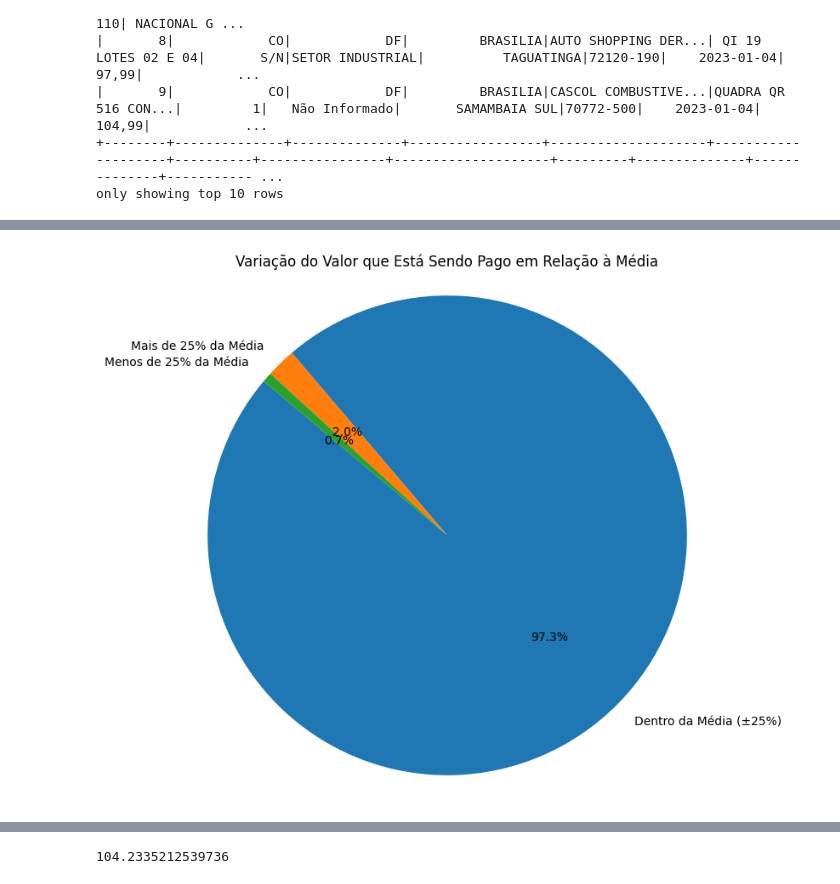
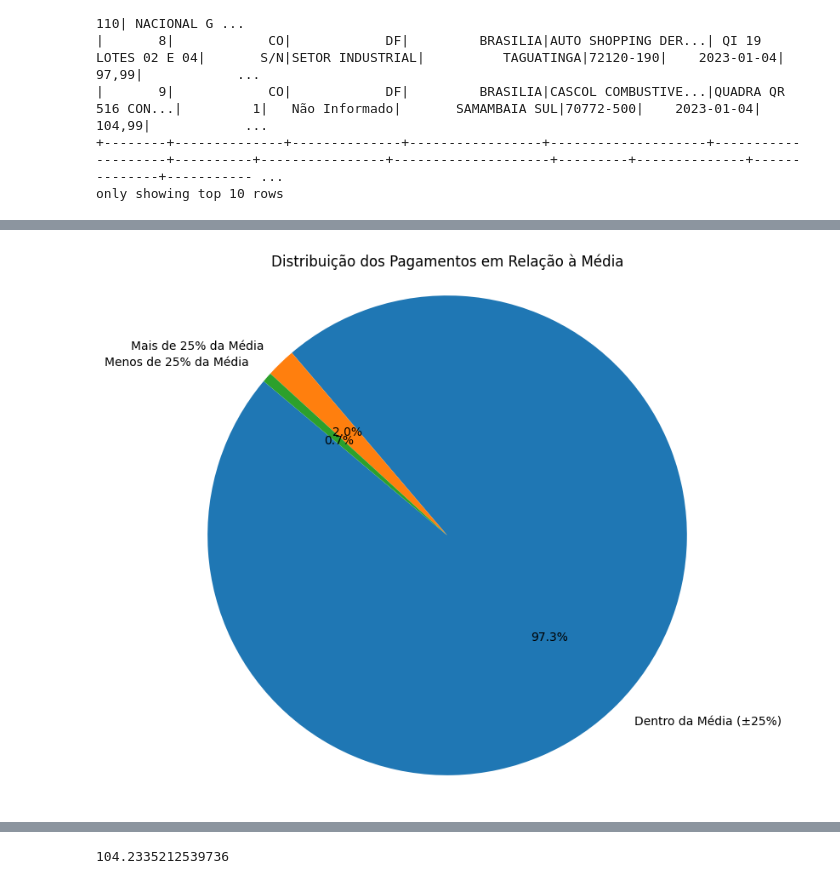
Before and after one commit to KoreTane/Analise-GLP, a Jupyter notebook: AnálisePreçoGLP.ipynb, the cells around one changed output, grey strips where cells are left out. Drawn from its saved outputs; the diff is of its cells as text; code cells hidden in the pictures.

```diff
--- a/AnálisePreçoGLP.ipynb
+++ b/AnálisePreçoGLP.ipynb
@@ -515,26 +515,27 @@ fig_value.show()
 # %%
 # Calcular a média do Valor de Venda
 media_valor_venda = union_df_pd['Valor de Venda'].mean()
 
 # Definir as faixas
 def categorizar_valor(valor):
     if valor < media_valor_venda * 0.75:  # Menos de 25% da média
         return 'Menos de 25% da Média'
     elif valor <= media_valor_venda * 1.25:  # Dentro da média (±25%)
         return 'Dentro da Média (±25%)'
     else:  # Mais de 25% da média
         return 'Mais de 25% da Média'
 
 # Aplicar a função para categorizar os valores
 union_df_pd['Categoria'] = union_df_pd['Valor de Venda'].apply(categorizar_valor)
 
 # Contar as ocorrências em cada categoria
 contagem_categorias = union_df_pd['Categoria'].value_counts()
 
+# Criar o gráfico de pizza
 plt.figure(figsize=(8, 8))
 plt.pie(contagem_categorias, labels=contagem_categorias.index, autopct='%1.1f%%', startangle=140)
-plt.title('Variação do Valor que Está Sendo Pago em Relação à Média')
-plt.axis('equal')
+plt.title('Distribuição dos Pagamentos em Relação à Média')
+plt.axis('equal')  # Para garantir que o gráfico seja um círculo
 plt.show()
 # %% [output]
-[figure, old version]
+[figure, new version]
```
Also changed, not shown: parts of 1 cell of this notebook.
